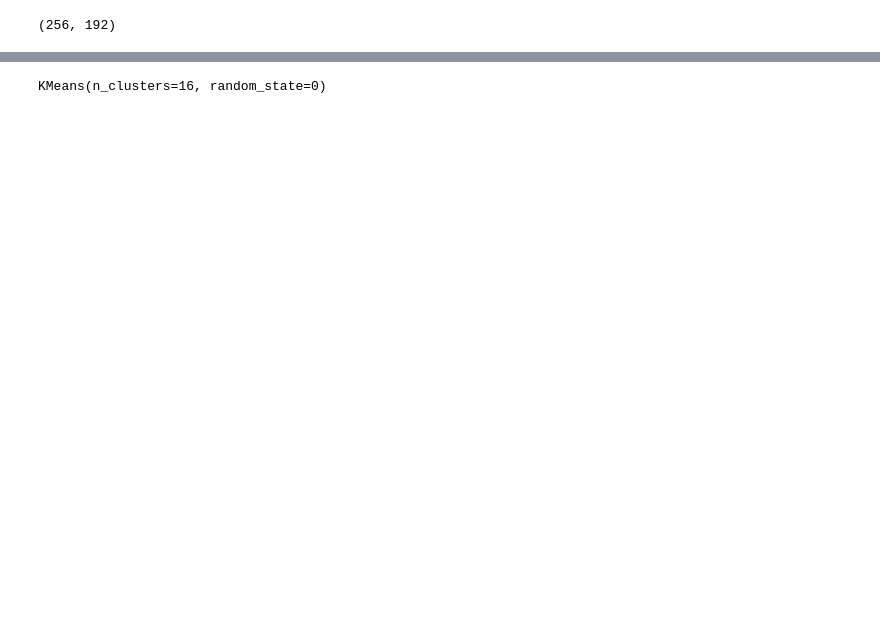
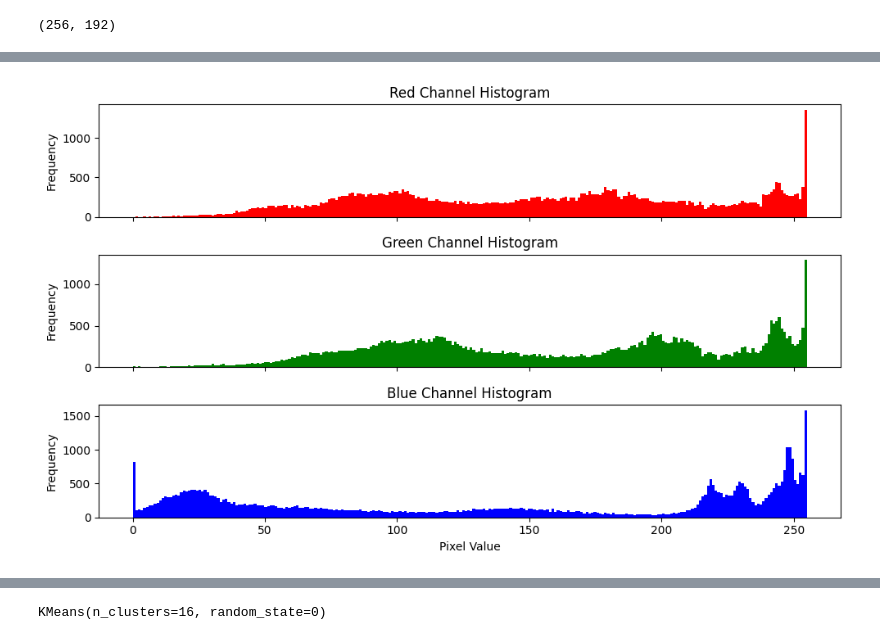
Before and after one commit to sushiselite/KMeans-Compress, a Jupyter notebook: Compress.ipynb, the cells around one changed output, grey strips where cells are left out. Cells and saved outputs as stored; diff of their text form; code cells hidden in the pictures; blank space fills up the shorter version.

```diff
--- a/Compress.ipynb
+++ b/Compress.ipynb
@@ -32,0 +86,24 @@ width, height = im.size # Get the width and height of the image
+# %%
+# Plotting the color histograms
+fig, axes = plt.subplots(3, 1, figsize=(10, 6), sharex=True)
+
+# Red channel histogram
+axes[0].hist(df['red'], bins=256, color='red')
+axes[0].set_ylabel('Frequency')
+axes[0].set_title('Red Channel Histogram')
+
+# Green channel histogram
+axes[1].hist(df['green'], bins=256, color='green')
+axes[1].set_ylabel('Frequency')
+axes[1].set_title('Green Channel Histogram')
+
+# Blue channel histogram
+axes[2].hist(df['blue'], bins=256, color='blue')
+axes[2].set_xlabel('Pixel Value')
+axes[2].set_ylabel('Frequency')
+axes[2].set_title('Blue Channel Histogram')
+
+plt.tight_layout()
+plt.show()
+# %% [output]
+[figure, added]
```
Also changed, not shown: parts of 16 cells of this notebook, 7 other files.
